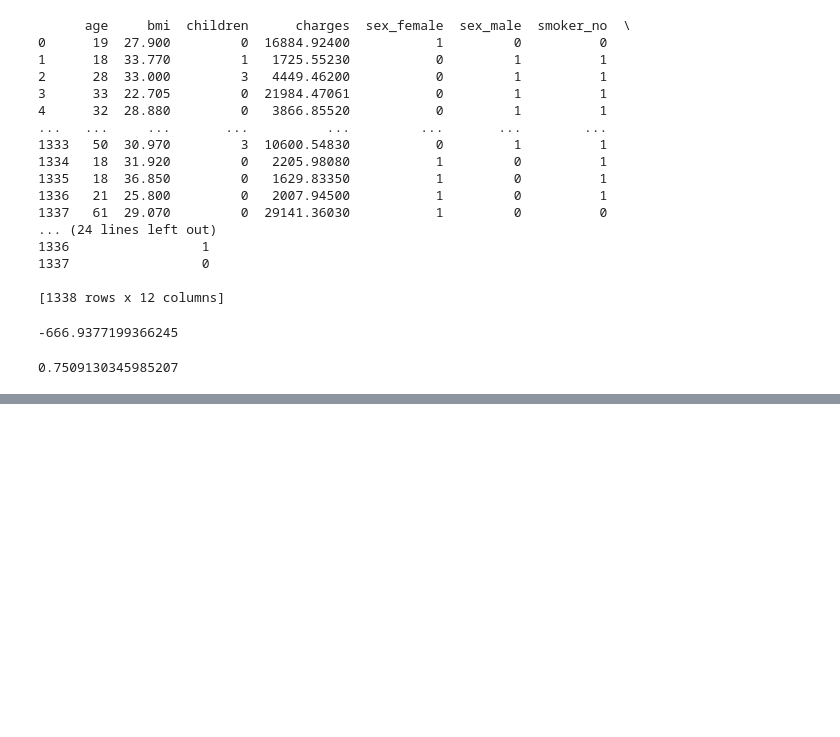
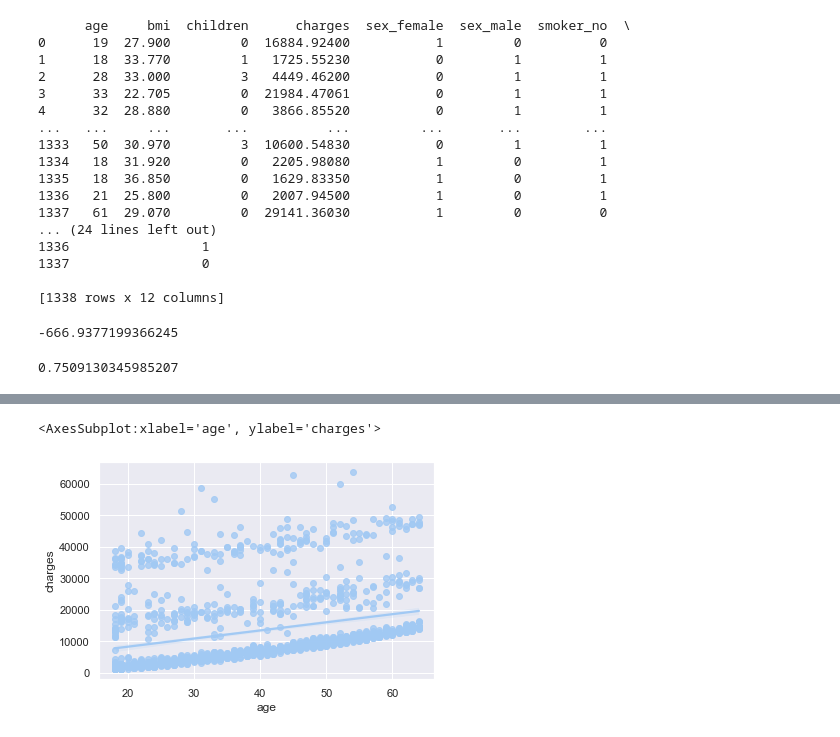
Before and after one commit to bohare0/usa_insurance_project, a Jupyter notebook: us-medical-insurance-costs.ipynb, the cells around one changed output, grey strips where cells are left out. Drawn from its saved outputs; the diff is of its cells as text; code cells hidden in the pictures; blank space fills up the shorter version.

Commit message:
Medical insurance costs analyzed + visualized in python

```diff
--- a/us-medical-insurance-costs.ipynb
+++ b/us-medical-insurance-costs.ipynb
@@ -10,9 +10,11 @@ import numpy as np
 import csv
 import pandas as pd
 import matplotlib.pyplot as plt
+import seaborn as sns
 from scipy import stats
 from sklearn import linear_model
-
+sns.set_theme()
+sns.set_palette("pastel")
 #reading insurance.csv as a dictionary
 
 with open("insurance.csv") as insurance_csv:
@@ -161,3 +163,9 @@ Notes:
 [1] Standard Errors assume that the covariance matrix of the errors is correctly specified.
 [2] The smallest eigenvalue is 3.68e-30. This might indicate that there are
 strong multicollinearity problems or that the design matrix is singular.
+# %%
+#Seaborn visualizations
+sns.regplot(x="age", y="charges", data=data)
+# %% [output]
+<AxesSubplot:xlabel='age', ylabel='charges'>
+[figure, added]
```
Also changed, not shown: parts of 5 cells of this notebook.
